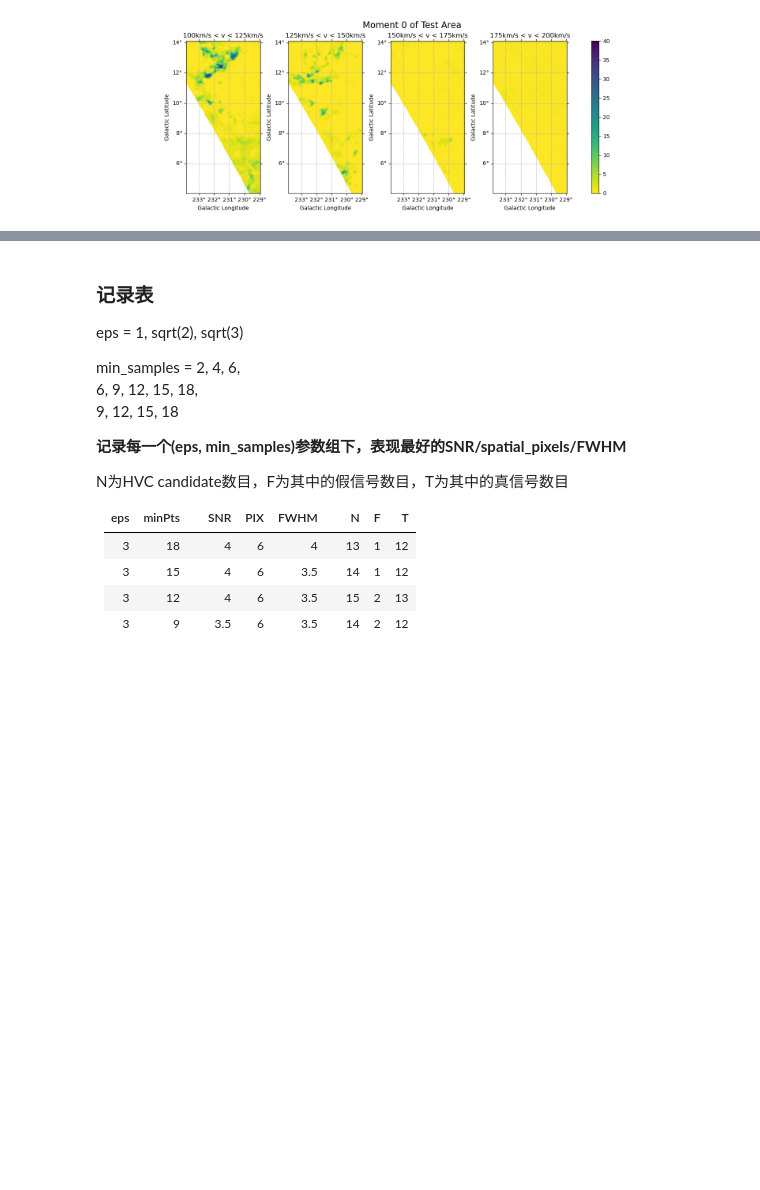
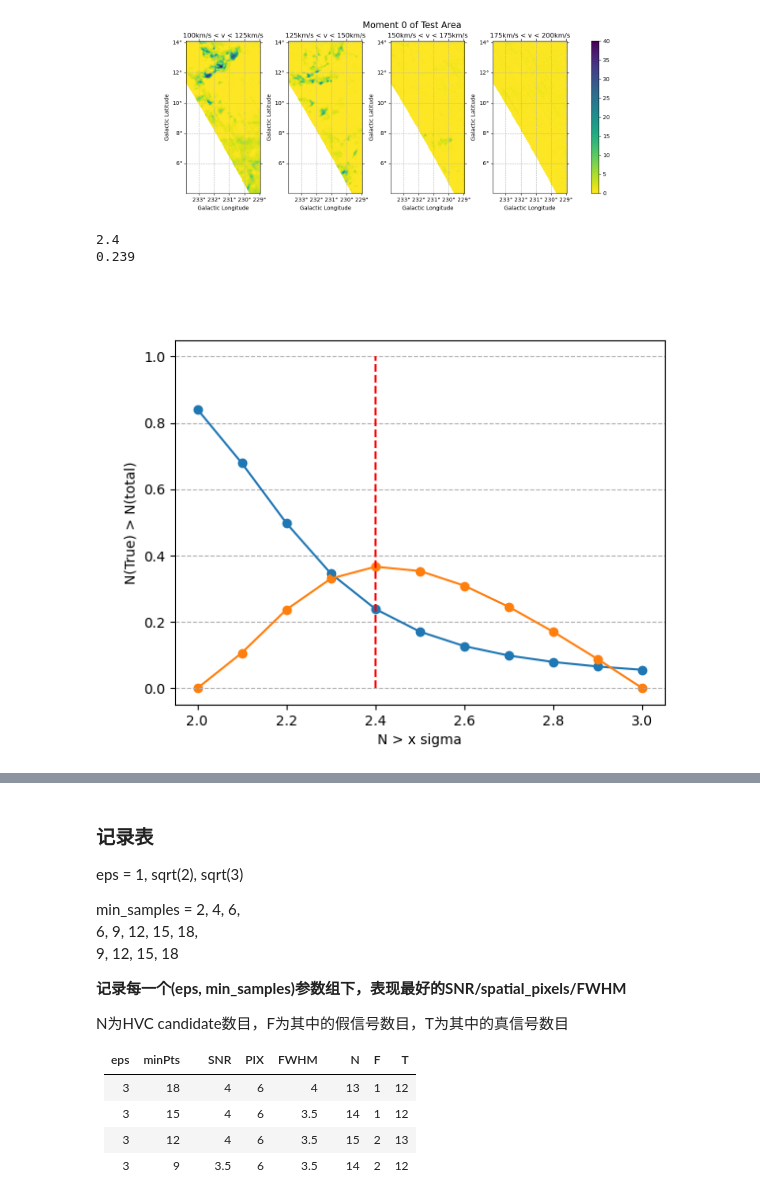
Before and after one commit to Firestar-Reimu/HVC-catalog, a Jupyter notebook: main_code.ipynb, the cells around one changed output, grey strips where cells are left out. Saved outputs shown, nothing was run; the diff lists cells and outputs as text; code cells hidden in the pictures; blank space fills up the shorter version.

```diff
--- a/main_code.ipynb
+++ b/main_code.ipynb
@@ -111,32 +111,36 @@ def test_sigma_clip(test=False):
     if test == True:
         s_ = np.arange(2, 3.1, 0.1)
         y_ = []
 
         for i in trange(len(s_)):
             filtered_data = sigma_clip(data, sigma=s_[i], maxiters=10, masked=True)
             mask = filtered_data.mask  # True 的元素为 N > 3 sigma
             y_.append(np.count_nonzero(mask) / np.count_nonzero(data))
 
         kneedle = KneeLocator(s_, y_, S=1.0, curve="convex", direction="decreasing")
 
         print(round(kneedle.elbow, 3))
         print(round(kneedle.elbow_y, 3))
 
         fig = plt.figure()
         plt.scatter(s_, y_)
         plt.scatter(s_, kneedle.y_difference)
         plt.plot(s_, y_)
         plt.plot(s_, kneedle.y_difference)
         plt.ylim(-0.05, 1.05)
         plt.vlines(round(kneedle.elbow, 3), 0, 1, ls="--", colors="red")
         plt.xlabel("N > x sigma")
         plt.ylabel("N(True) > N(total)")
         plt.grid(axis="y", ls="--")
         plt.show()
         return kneedle.elbow
     else:
         return 3
 
 
-s = test_sigma_clip(test=False)  # test=True >> s=2.4
+s = test_sigma_clip(test=True)  # test=True >> s=2.4
+# %% [output]
+2.4
+0.239
+[figure, added]
 # %%
```
Also changed, not shown: parts of 7 cells of this notebook, 2 other files.
